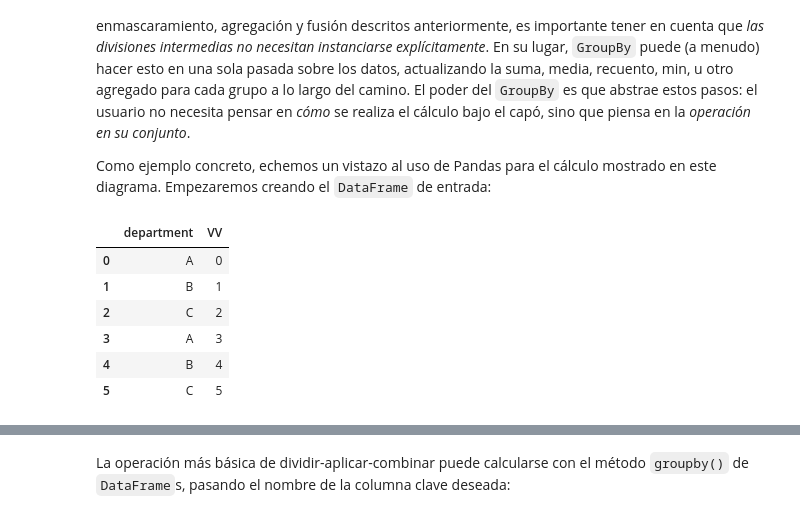
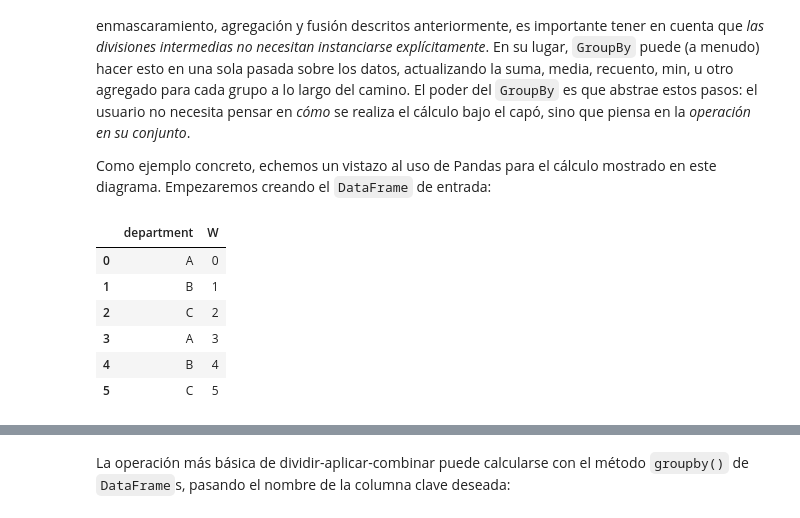
Before and after one commit to FedeThione/DS_PT_09_2023, a Jupyter notebook: Data_Analysis/2-Pandas/Teoría/8_Aggregation-and-Grouping.ipynb, the cells around one changed output, grey strips where cells are left out. Drawn from its saved outputs; the diff is of its cells as text; code cells hidden in the pictures.

```diff
--- a/Data_Analysis/2-Pandas/Teoría/8_Aggregation-and-Grouping.ipynb
+++ b/Data_Analysis/2-Pandas/Teoría/8_Aggregation-and-Grouping.ipynb
@@ -195,11 +195,11 @@ Empezaremos creando el ``DataFrame`` de entrada:
 # %%
 import pandas as pd
 # %%
-df = pd.DataFrame({'department': ['A', 'B', 'C', 'A', 'B', 'C'],
-                   'VV': range(6)})
+df = pd.DataFrame({"department":["A","B","C","A","B","C"],
+                   "W": range(6)})
 df
 # %% [output]
-|  | department | VV |
+|  | department | W |
 | 0 | A | 0 |
 | 1 | B | 1 |
 | 2 | C | 2 |
```
Also changed, not shown: parts of 7 cells of this notebook.
